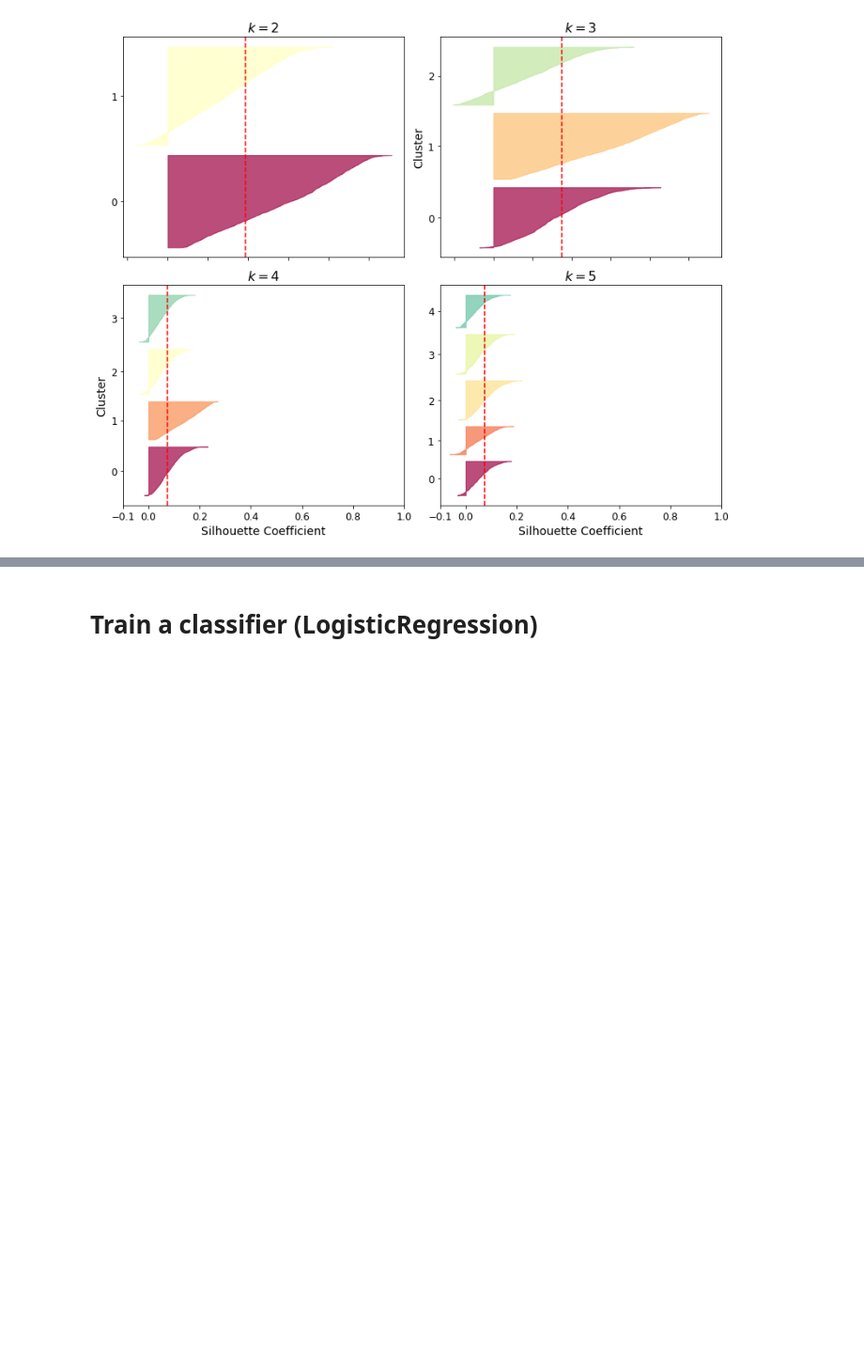
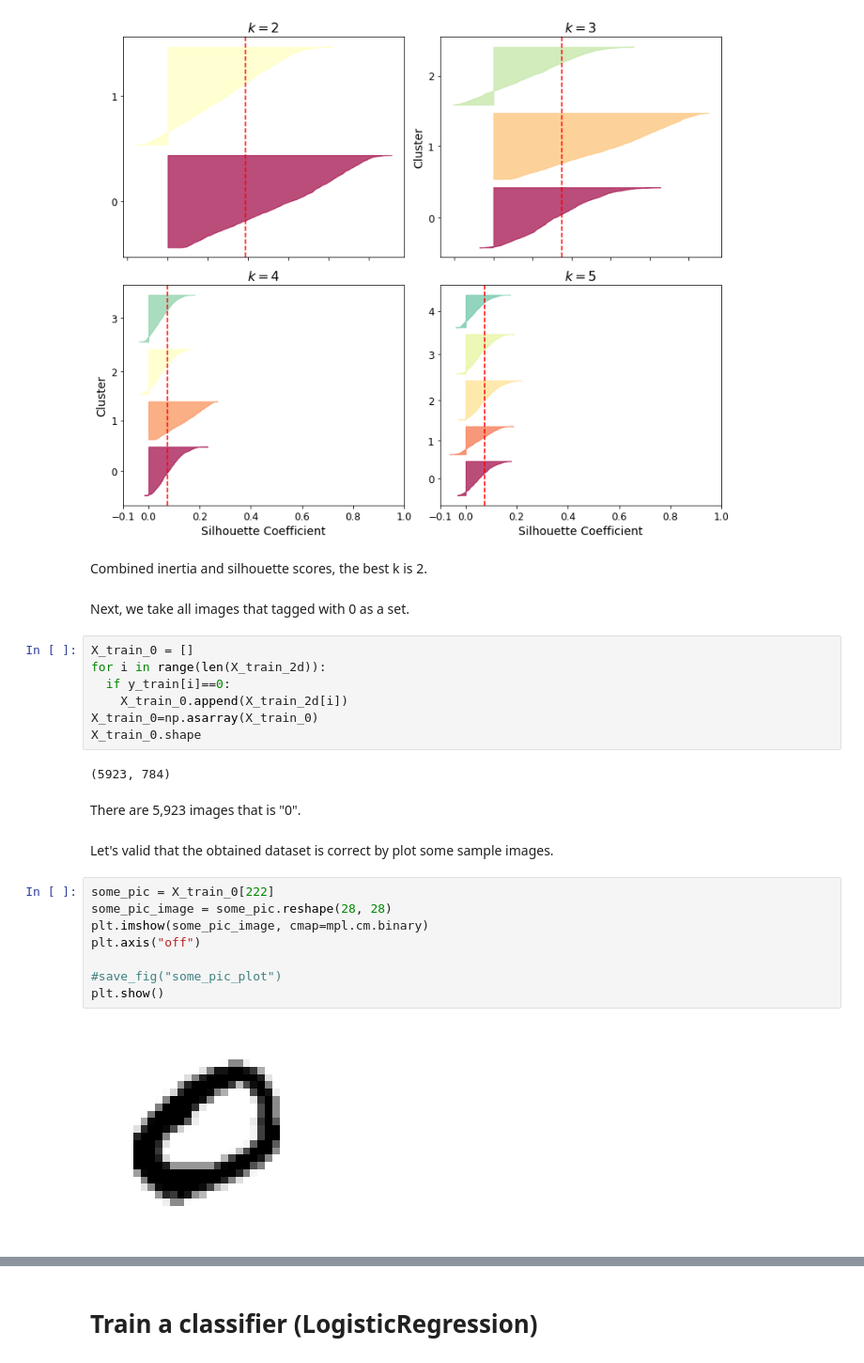
Before and after one commit to fsclsnow/AML, a Jupyter notebook: AML_Project6_KMean_Clustering.ipynb, the cells around one changed output, grey strips where cells are left out. Shown at 94% size. Cells and saved outputs as stored; diff of their text form; blank space fills up the shorter version.

```diff
--- a/AML_Project6_KMean_Clustering.ipynb
+++ b/AML_Project6_KMean_Clustering.ipynb
@@ -206,3 +210,30 @@ plt.show()
 # %% [output]
 Saving figure silhouette_analysis_plot
 [figure]
+# %% [markdown]
+Combined inertia and silhouette scores, the best k is 2.
+# %% [markdown]
+Next, we take all images that tagged with 0 as a set.
+# %%
+X_train_0 = []
+for i in range(len(X_train_2d)):
+  if y_train[i]==0:
+    X_train_0.append(X_train_2d[i])
+X_train_0=np.asarray(X_train_0)
+X_train_0.shape
+# %% [output]
+(5923, 784)
+# %% [markdown]
+There are 5,923 images that is "0".
+# %% [markdown]
+Let's valid that the obtained dataset is correct by plot some sample images.
+# %%
+some_pic = X_train_0[222]
+some_pic_image = some_pic.reshape(28, 28)
+plt.imshow(some_pic_image, cmap=mpl.cm.binary)
+plt.axis("off")
+
+#save_fig("some_pic_plot")
+plt.show()
+# %% [output]
+[figure, added]
```
Also changed, not shown: parts of 24 cells of this notebook.
